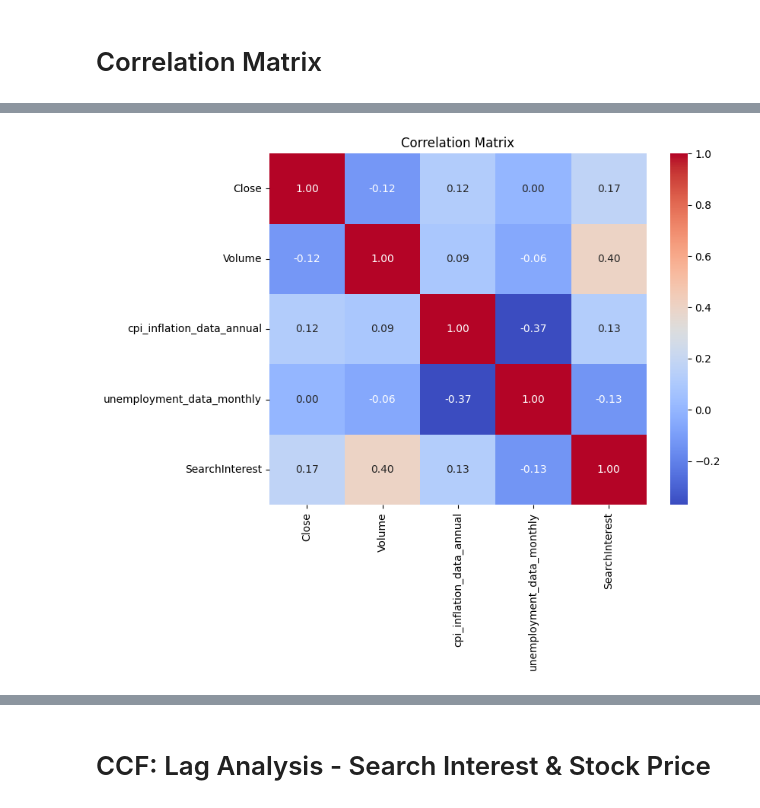
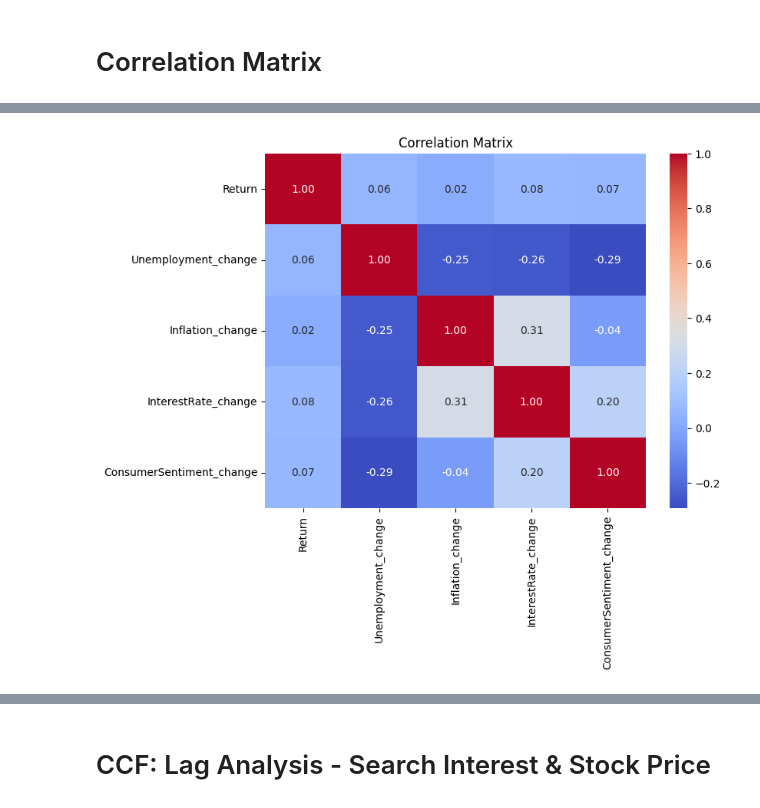
Before and after one commit to milleau98/2026-gig-data-analysis, a Jupyter notebook: notebooks/data-analyses/correlation_analyses.ipynb, the cells around one changed output, grey strips where cells are left out. Drawn from its saved outputs; the diff is of its cells as text; code cells hidden in the pictures.

```diff
--- a/notebooks/data-analyses/correlation_analyses.ipynb
+++ b/notebooks/data-analyses/correlation_analyses.ipynb
@@ -76,2 +52,9 @@ google_df_monthly_long = google_df_monthly.melt(
+# %%
+google_df_monthly_long = google_df_monthly.melt(
+    id_vars=['year', 'month'],
+    value_vars= ['Uber','Lyft','DoorDash','Instacart','Fiverr','Upwork', 'Nu skin', 'USANA', 'side hustle','gig','Herbalife','Primerica','Etsy', 'Shopify', 'Udemy'],
+    var_name = 'company',
+    value_name = 'SearchInterest'
+)
 # %%
 # rename columns to match across datasets
@@ -176,0 +128,11 @@ merged_df_annually.head(75)
+# %%
+# Create CompanyType Column to split gig/MLM and SP500 Companies
+gig_companies = ['Uber','Lyft','DoorDash','Instacart','Grubhub','Fiverr','Upwork',
+                 'Herbalife','Primerica','Tupperware','Avon','Etsy','Shopify','Udemy',
+                 'Nu skin', 'USANA']
+
+df['CompanyType'] = df['company'].apply(
+    lambda x: 'Gig/MLM' if x in gig_companies else 'S&P500'
+)
+
+df.head()
@@ -176,0 +147,10 @@ merged_df_annually.head(75)
+# %%
+# Define economic stress periods
+
+df['EconomicStress'] = (
+    (df['unemployment_data_monthly'] > df['unemployment_data_monthly'].mean()) |
+    (df['cpi_data_monthly'] > df['cpi_data_monthly'].mean()) |
+    (df['consumer_sentiment_data_monthly'] < df['consumer_sentiment_data_monthly'].mean())
+)
+
+df.head()
@@ -193,37 +177,32 @@ corr_df_annually.head()
 # %%
 import seaborn as sns
 import matplotlib.pyplot as plt
-
-# -------------------------------
-# Choose your dataset: quarterly or monthly
-# -------------------------------
-df = merged_df_quarterly  # or merged_df_monthly
 
 # -------------------------------
 # Select the relevant columns
 # -------------------------------
 # Adjust column names to match your dataset
 cols_to_corr = [
-    'Close',                    # stock price
-    'Volume',                   # stock volume
-    'cpi_inflation_data_annual',# inflation
-    'unemployment_data_monthly',# unemployment rate
-    'SearchInterest'            # google search interest
+    'Return',
+    'Unemployment_change',
+    'Inflation_change',
+    'InterestRate_change',
+    'ConsumerSentiment_change',
 ]
 
 corr_df = df[cols_to_corr].dropna()  # remove rows with missing values
 
 # -------------------------------
 # Compute correlation matrix
 # -------------------------------
 corr_matrix = corr_df.corr()
 
 # -------------------------------
 # Plot heatmap
 # -------------------------------
 plt.figure(figsize=(8,6))
 sns.heatmap(corr_matrix, annot=True, fmt=".2f", cmap='coolwarm')
 plt.title("Correlation Matrix")
 plt.show()
 # %% [output]
-[figure, old version]
+[figure, new version]
```
Also changed, not shown: parts of 20 cells of this notebook.
